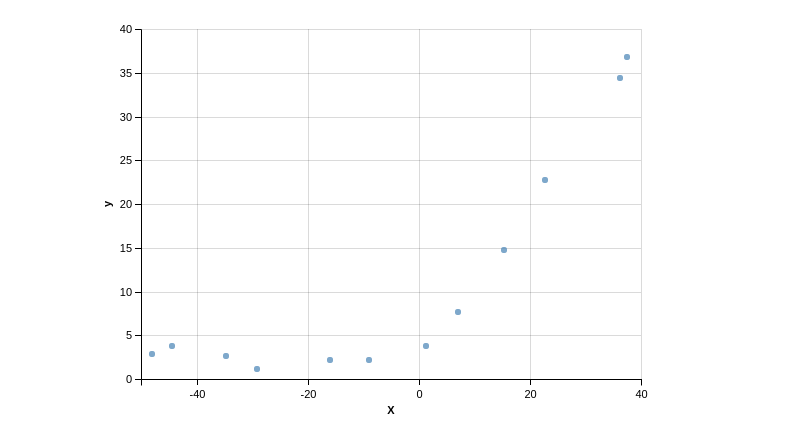
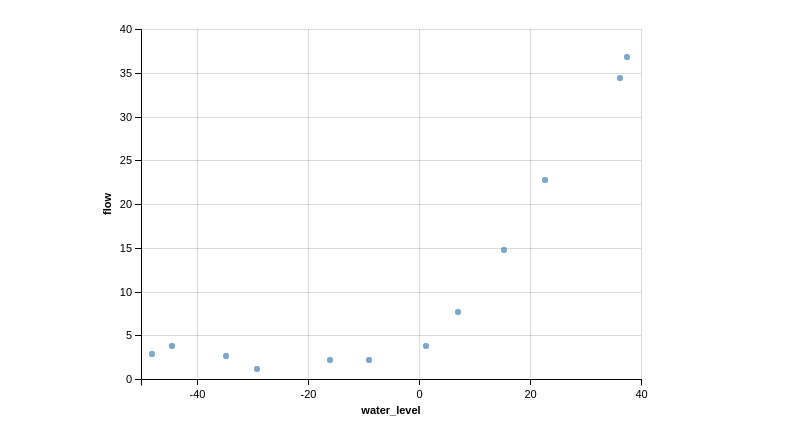
Before and after one commit to lukaemon/Coursera-ML-AndrewNg, a Jupyter notebook: machine-learning-ex5/1- visualize data.ipynb, the cells around one changed output. Saved outputs shown, nothing was run; the diff lists cells and outputs as text; code cells hidden in the pictures.

```diff
--- a/machine-learning-ex5/1- visualize data.ipynb
+++ b/machine-learning-ex5/1- visualize data.ipynb
@@ -11,7 +13,7 @@ import numpy as np
 # %%
 X, y, Xval, yval, Xtest, ytest = lr.load_data()
 # %%
-lr.scatter_plot(X, y)
+general.scatter_plot(X, y, 'water_level', 'flow')
 # %% [output]
 [interactive output not drawn]
-[figure, old version]
+[figure, new version]
```
Also changed, not shown: parts of 1 cell of this notebook, 6 other files.
